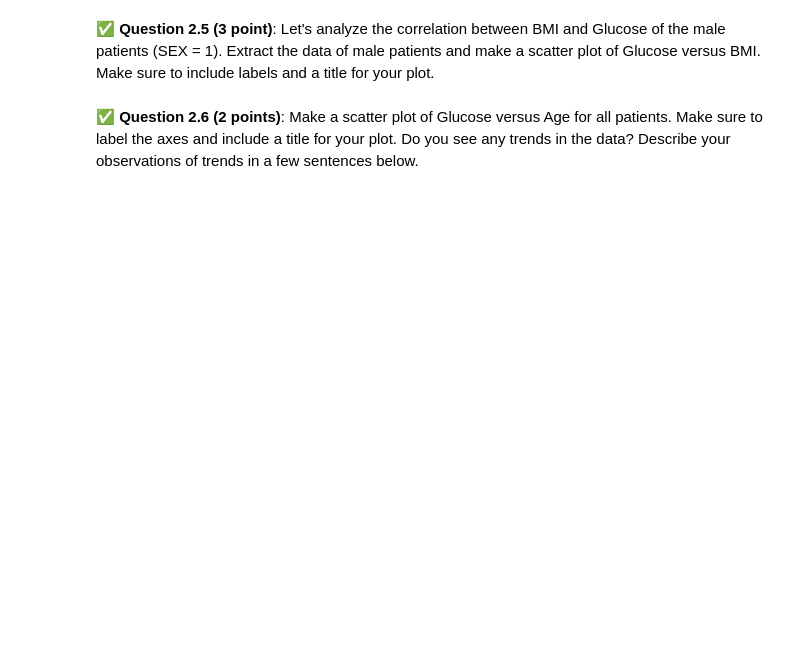
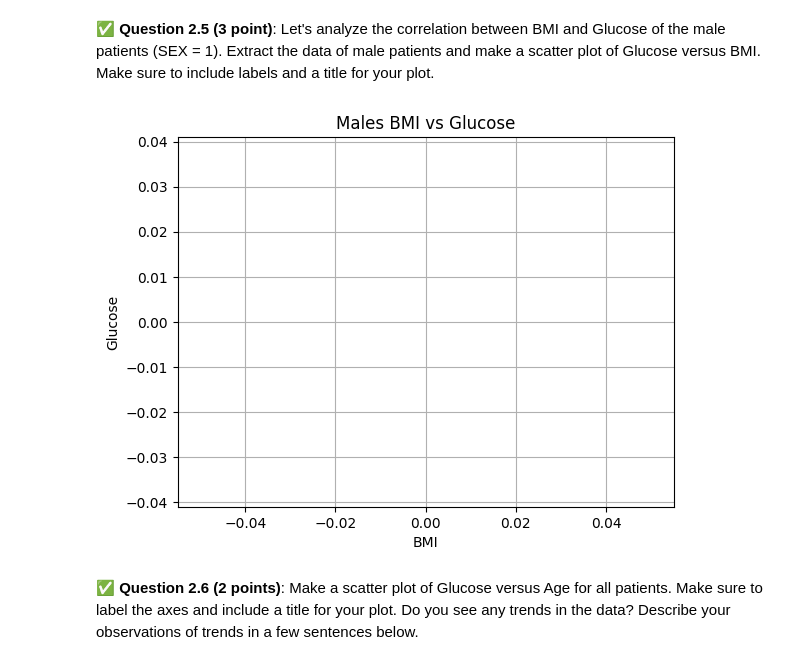
Before and after one commit to MrBay39/CMSE202-S-26-TurnIn, a Jupyter notebook: midterm/CMSE202-Midterm-Section004-STUDENT.ipynb, the cells around one changed output. Cells and saved outputs as stored; diff of their text form; code cells hidden in the pictures; blank space fills up the shorter version.

```diff
--- a/midterm/CMSE202-Midterm-Section004-STUDENT.ipynb
+++ b/midterm/CMSE202-Midterm-Section004-STUDENT.ipynb
@@ -92,3 +114,7 @@ Download the file `SAS.csv` using `curl` available at this URL: `https://raw.git
 And, you can also use `dir()` to get a list of all the methods and attributes of a package or object. For example, you can run `dir(pandas)` to get a list of all the methods and attributes in the pandas package, and you can run `dir(pandas.DataFrame)` to get a list of all the methods and attributes of the DataFrame class in pandas.
 # %%
 ### Put your code here:
+import pandas as pd
+sasDf = pd.read_csv("SAS.csv")
+
+# sasDf.head(10)
@@ -104,6 +171,24 @@ And, you can also use `dir()` to get a list of all the methods and attributes of
 &#9989; **Question 2.5 (3 point)**: Let's analyze the correlation between BMI and Glucose of the male patients (SEX = 1). Extract the data of male patients and make a scatter plot of Glucose versus BMI. Make sure to include labels and a title for your plot.
 # %%
 ### Put your code here
+
+import matplotlib.pyplot as plt
+
+q = sasDf[sasDf["SEX"] == "1"]
+
+x = q["BMI"]
+y = q["Glucose"]
+
+
+plt.scatter(x,y, s = 5, color = 'purple')
+plt.title("Males BMI vs Glucose")
+plt.xlabel("BMI")
+plt.ylabel("Glucose")
+plt.axis('equal')
+plt.grid(True)
+plt.show()
+# %% [output]
+[figure, added]
 # %% [markdown]
 &#9989; **Question 2.6 (2 points)**: Make a scatter plot of Glucose versus Age for all patients. Make sure to label the axes and include a title for your plot. Do you see any trends in the data? Describe your observations of trends in a few sentences below.
 # %%
```
Also changed, not shown: parts of 17 cells of this notebook.
